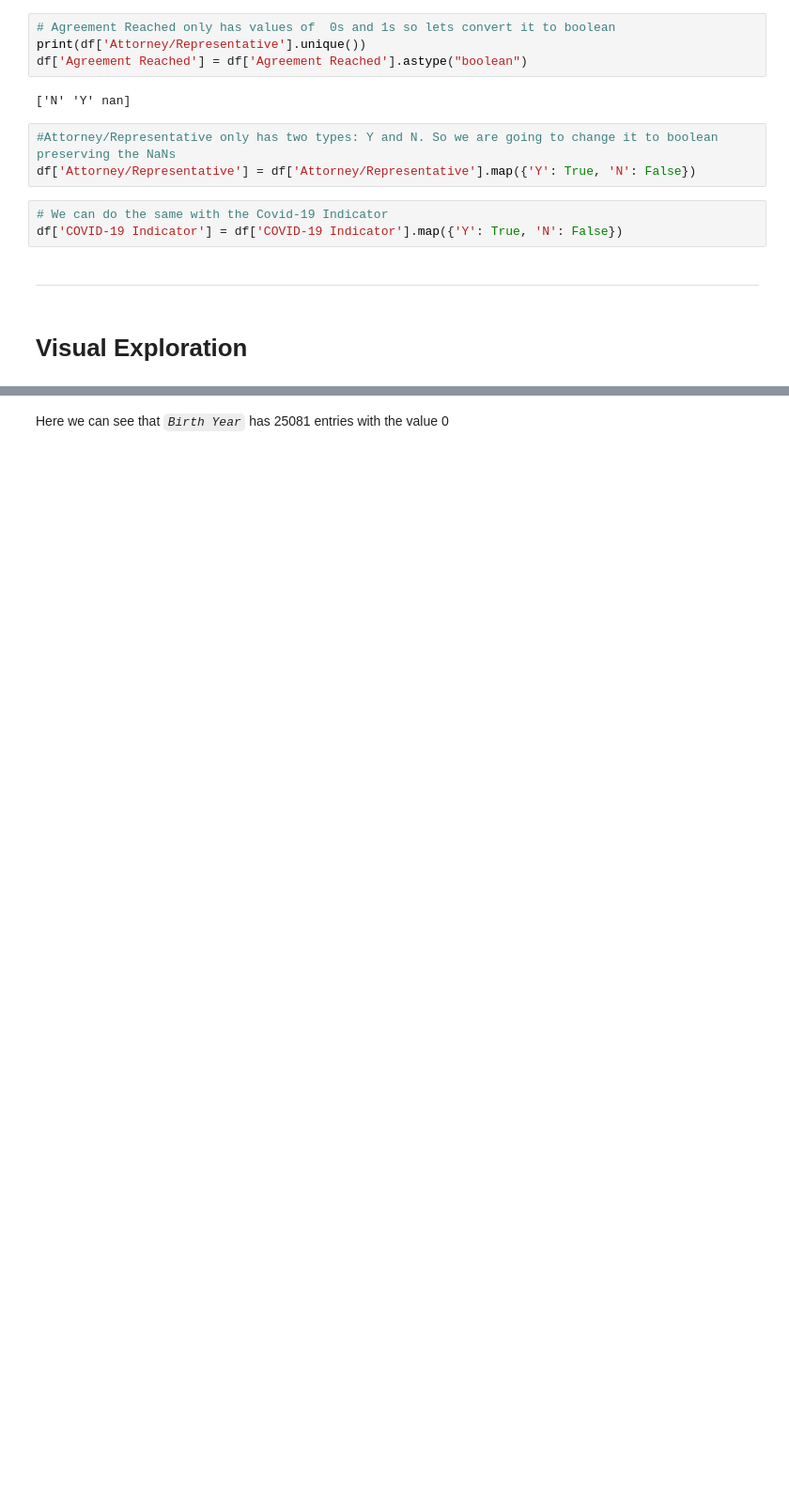
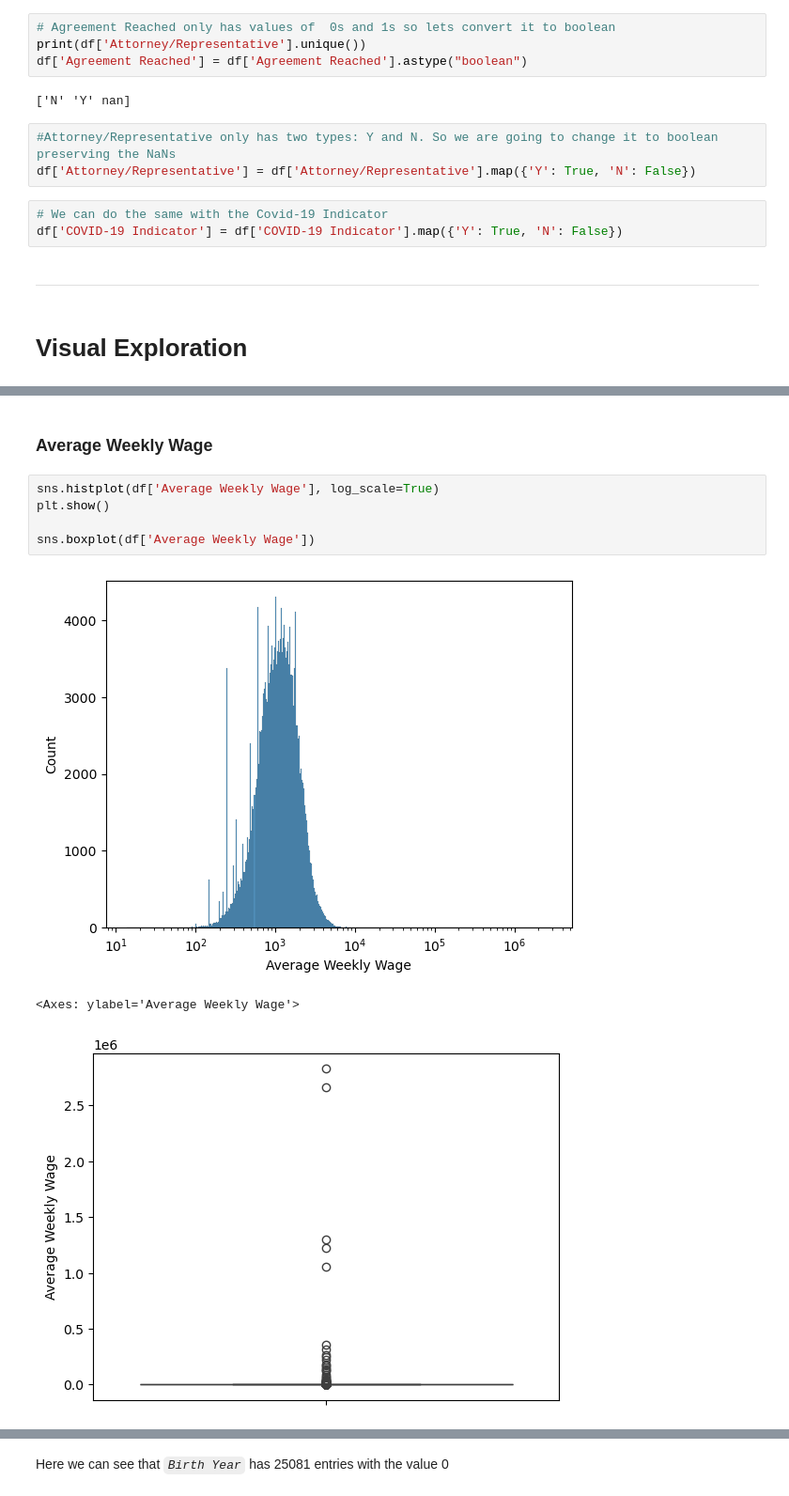
Before and after one commit to tmnstraub/ML_Group36, a Jupyter notebook: src/Group36.ipynb, the cells around one changed output, grey strips where cells are left out. Shown: that part at 94% size. Saved outputs shown, nothing was run; the diff lists cells and outputs as text; blank space fills up the shorter version.

```diff
--- a/src/Group36.ipynb
+++ b/src/Group36.ipynb
@@ -175,0 +168,11 @@ We can see by the histograms that _`Average Weekly Wage`_ has really small value
+# %% [markdown]
+### Average Weekly Wage
+# %%
+sns.histplot(df['Average Weekly Wage'], log_scale=True)
+plt.show()
+
+sns.boxplot(df['Average Weekly Wage'])
+# %% [output]
+[figure, added]
+<Axes: ylabel='Average Weekly Wage'>
+[figure, added]
```
Also changed, not shown: parts of 20 cells of this notebook.
